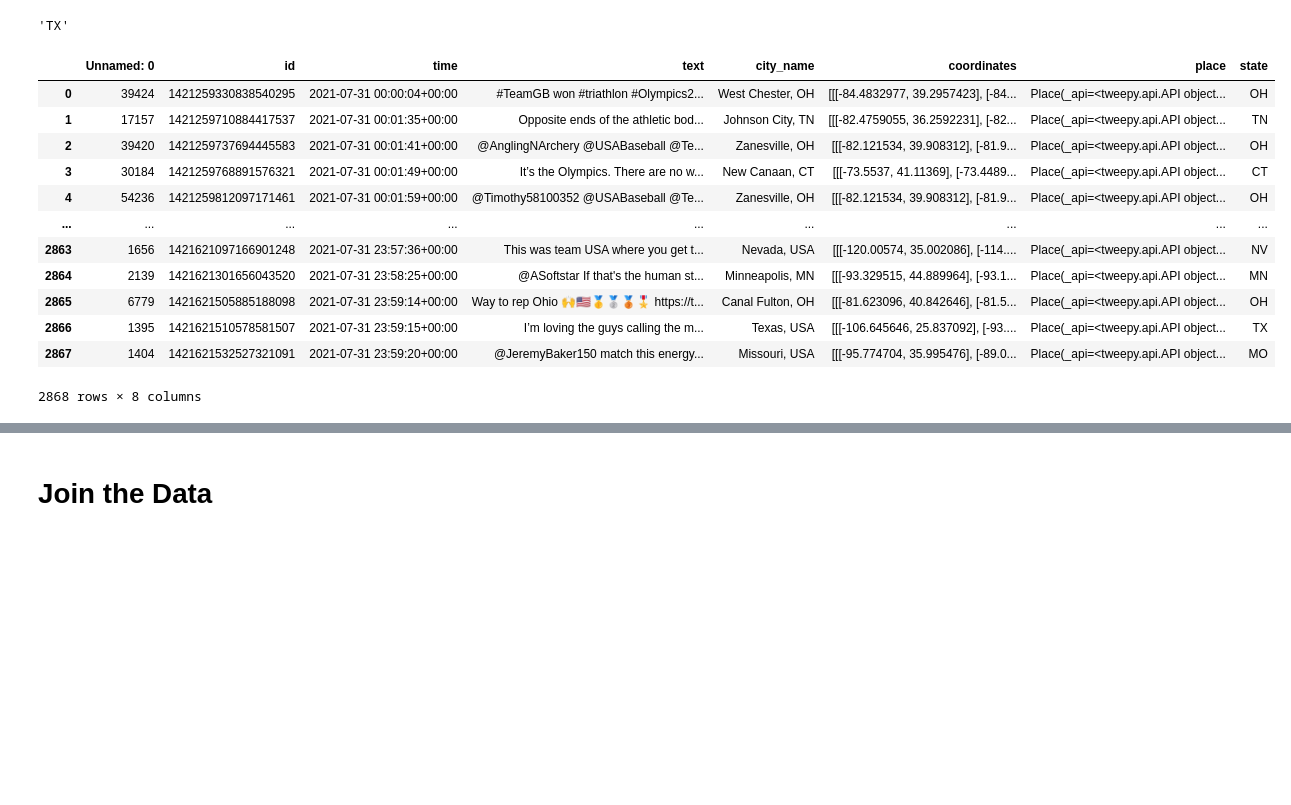
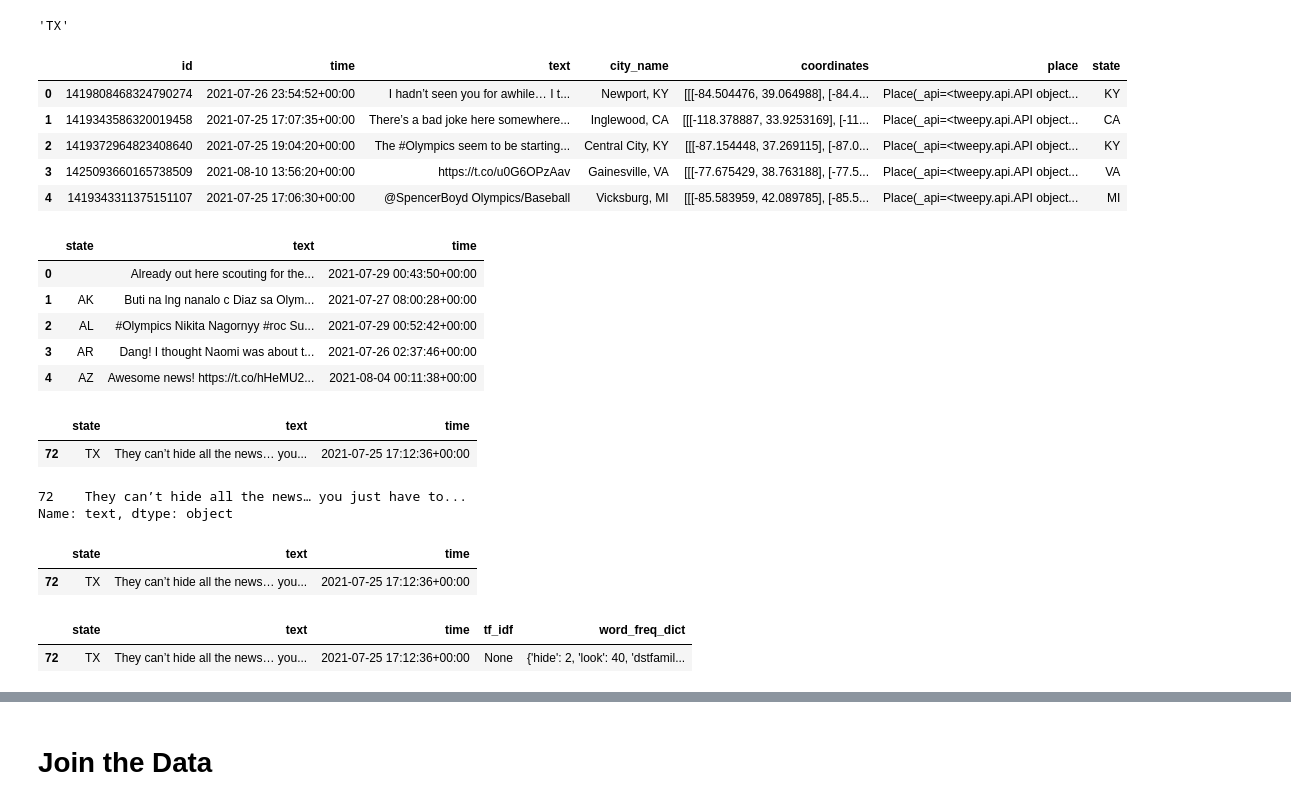
Before and after one commit to lingchensanwen/tweetTokyo, a Jupyter notebook: GeoLocation Analysis.ipynb, the cells around one changed output, grey strips where cells are left out. Drawn from its saved outputs; the diff is of its cells as text; code cells hidden in the pictures; blank space fills up the shorter version.

Commit message:
reorg data by state

```diff
--- a/GeoLocation Analysis.ipynb
+++ b/GeoLocation Analysis.ipynb
@@ -5,13 +10,13 @@ import ast
 import warnings;
 warnings.filterwarnings('ignore');
 # %%
-# #Preprocessing
-# # read date
-# df = pd.read_csv('tweets_message_tokyo.csv', encoding = "utf-8")
-# # drop rows which has at least one element to be Nan(drop 63562 here)
-# df = df.dropna()
-# #convert text to utf8
-# df['text'] = df['text'].apply(lambda x: ast.literal_eval(x).decode('utf8'))
+#Preprocessing
+# read date
+df = pd.read_csv('tweets_message_tokyo.csv', encoding = "utf-8")
+# drop rows which has at least one element to be Nan(drop 63562 here)
+df = df.dropna()
+#convert text to utf8
+df['text'] = df['text'].apply(lambda x: ast.literal_eval(x).decode('utf8'))
 # #sort df based on time
 # df_sort = df.sort_values(by=['time'])
 # df_sort
@@ -106,7 +111,7 @@ us_state_to_abbrev["Texas"]
 'TX'
 # %%
 def append_states(date):
-    cities_list = df_dict[date]['city_name']
+    cities_list = df['city_name']
     states_list = []
     for city in cities_list:
         city = city.split(', ')
@@ -119,22 +124,44 @@ def append_states(date):
         if(state in us_state_to_abbrev.keys()):
             state = us_state_to_abbrev[state]
         states_list.append(state)
-    df_dict[date]['state'] = states_list
+    df['state'] = states_list
 # %%
 for i in date_range:
     append_states(i.strftime('%Y-%m-%d'))
-df_dict["2021-07-31"]
+df.head(5)
 # %% [output]
-|  | Unnamed: 0 | id | time | text | city_name | coordinates | place | state |
-| 0 | 39424 | 1421259330838540295 | 2021-07-31 00:00:04+00:00 | #TeamGB won #triathlon #Olympics2... | West Chester, OH | [[[-84.4832977, 39.2957423], [-84... | Place(_api=<tweepy.api.API object... | OH |
-| 1 | 17157 | 1421259710884417537 | 2021-07-31 00:01:35+00:00 | Opposite ends of the athletic bod... | Johnson City, TN | [[[-82.4759055, 36.2592231], [-82... | Place(_api=<tweepy.api.API object... | TN |
-| 2 | 39420 | 1421259737694445583 | 2021-07-31 00:01:41+00:00 | @AnglingNArchery @USABaseball @Te... | Zanesville, OH | [[[-82.121534, 39.908312], [-81.9... | Place(_api=<tweepy.api.API object... | OH |
-| 3 | 30184 | 1421259768891576321 | 2021-07-31 00:01:49+00:00 | It’s the Olympics. There are no w... | New Canaan, CT | [[[-73.5537, 41.11369], [-73.4489... | Place(_api=<tweepy.api.API object... | CT |
-| 4 | 54236 | 1421259812097171461 | 2021-07-31 00:01:59+00:00 | @Timothy58100352 @USABaseball @Te... | Zanesville, OH | [[[-82.121534, 39.908312], [-81.9... | Place(_api=<tweepy.api.API object... | OH |
-| ... | ... | ... | ... | ... | ... | ... | ... | ... |
-| 2863 | 1656 | 1421621097166901248 | 2021-07-31 23:57:36+00:00 | This was team USA where you get t... | Nevada, USA | [[[-120.00574, 35.002086], [-114.... | Place(_api=<tweepy.api.API object... | NV |
-| 2864 | 2139 | 1421621301656043520 | 2021-07-31 23:58:25+00:00 | @ASoftstar If that's the human st... | Minneapolis, MN | [[[-93.329515, 44.889964], [-93.1... | Place(_api=<tweepy.api.API object... | MN |
-| 2865 | 6779 | 1421621505885188098 | 2021-07-31 23:59:14+00:00 | Way to rep Ohio 🙌🇺🇸🥇🥈🥉🎖 https://t... | Canal Fulton, OH | [[[-81.623096, 40.842646], [-81.5... | Place(_api=<tweepy.api.API object... | OH |
-| 2866 | 1395 | 1421621510578581507 | 2021-07-31 23:59:15+00:00 | I’m loving the guys calling the m... | Texas, USA | [[[-106.645646, 25.837092], [-93.... | Place(_api=<tweepy.api.API object... | TX |
-| 2867 | 1404 | 1421621532527321091 | 2021-07-31 23:59:20+00:00 | @JeremyBaker150 match this energy... | Missouri, USA | [[[-95.774704, 35.995476], [-89.0... | Place(_api=<tweepy.api.API object... | MO |
+|  | id | time | text | city_name | coordinates | place | state |
+| 0 | 1419808468324790274 | 2021-07-26 23:54:52+00:00 | I hadn’t seen you for awhile… I t... | Newport, KY | [[[-84.504476, 39.064988], [-84.4... | Place(_api=<tweepy.api.API object... | KY |
+| 1 | 1419343586320019458 | 2021-07-25 17:07:35+00:00 | There’s a bad joke here somewhere... | Inglewood, CA | [[[-118.378887, 33.9253169], [-11... | Place(_api=<tweepy.api.API object... | CA |
+| 2 | 1419372964823408640 | 2021-07-25 19:04:20+00:00 | The #Olympics seem to be starting... | Central City, KY | [[[-87.154448, 37.269115], [-87.0... | Place(_api=<tweepy.api.API object... | KY |
+| 3 | 1425093660165738509 | 2021-08-10 13:56:20+00:00 | https://t.co/u0G6OPzAav | Gainesville, VA | [[[-77.675429, 38.763188], [-77.5... | Place(_api=<tweepy.api.API object... | VA |
+| 4 | 1419343311375151107 | 2021-07-25 17:06:30+00:00 | @SpencerBoyd Olympics/Baseball | Vicksburg, MI | [[[-85.583959, 42.089785], [-85.5... | Place(_api=<tweepy.api.API object... | MI |
-2868 rows × 8 columns
+# %%
+df_state = df.groupby('state', as_index=False).agg({"text": ' '.join, "time": "first"})
+df_state.head(5)
+# %% [output]
+|  | state | text | time |
+| 0 |  | Already out here scouting for the... | 2021-07-29 00:43:50+00:00 |
+| 1 | AK | Buti na lng nanalo c Diaz sa Olym... | 2021-07-27 08:00:28+00:00 |
+| 2 | AL | #Olympics Nikita Nagornyy #roc Su... | 2021-07-29 00:52:42+00:00 |
+| 3 | AR | Dang! I thought Naomi was about t... | 2021-07-26 02:37:46+00:00 |
+| 4 | AZ | Awesome news! https://t.co/hHeMU2... | 2021-08-04 00:11:38+00:00 |
+# %%
+df_state.to_dict()
+df_state_dict = {}
+state_range = df_state["state"].tolist()
+new_state_range = []
+for place in state_range:
+    if place not in us_state_to_abbrev.values():
+        continue
+    new_state_range.append(place)
+    df_state_dict[place] = df_state[(df_state['state']==place)]
+df_state_dict["TX"]
+# %% [output]
+|  | state | text | time |
+| 72 | TX | They can’t hide all the news… you... | 2021-07-25 17:12:36+00:00 |
+# %%
+df_state_dict["TX"]["text"]
+# %% [output]
+72    They can’t hide all the news… you just have to...
+Name: text, dtype: object
@@ -140,0 +215,5 @@ df_dict["2021-07-31"]
+# %%
+df_state_dict["TX"]
+# %% [output]
+|  | state | text | time |
+| 72 | TX | They can’t hide all the news… you... | 2021-07-25 17:12:36+00:00 |
@@ -140,0 +231,5 @@ df_dict["2021-07-31"]
+# %%
+df_state_dict["TX"]
+# %% [output]
+|  | state | text | time | tf_idf | word_freq_dict |
+| 72 | TX | They can’t hide all the news… you... | 2021-07-25 17:12:36+00:00 | None | {'hide': 2, 'look': 40, 'dstfamil... |
```
Also changed, not shown: parts of 19 cells of this notebook.
